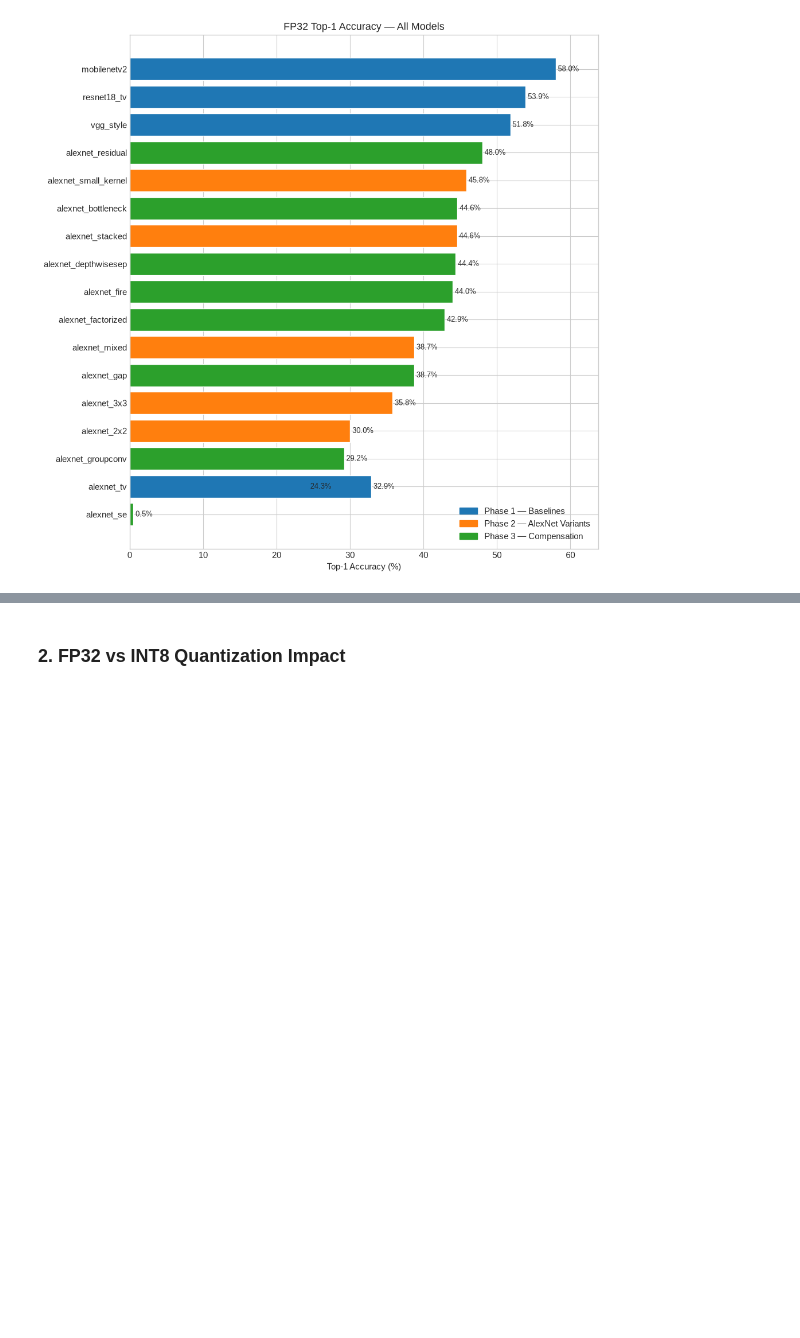
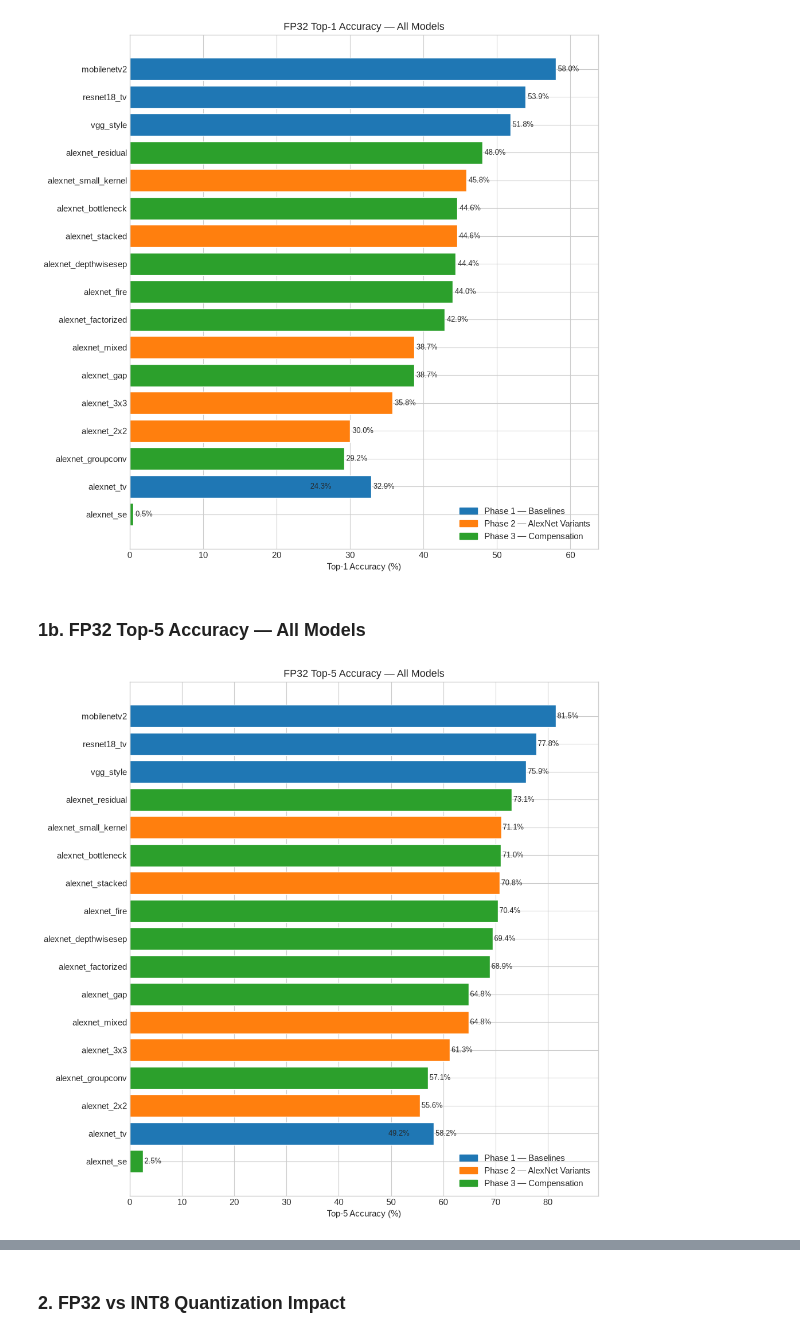
Before and after one commit to RafaelSdeS/dnn_study, a Jupyter notebook: notebooks/results_analysis.ipynb, the cells around one changed output, grey strips where cells are left out. Saved outputs shown, nothing was run; the diff lists cells and outputs as text; code cells hidden in the pictures; blank space fills up the shorter version.

Commit message:
feat: add more graphs to results

```diff
--- a/notebooks/results_analysis.ipynb
+++ b/notebooks/results_analysis.ipynb
@@ -167,3 +167,34 @@ else:
     plt.show()
 # %% [output]
 [figure]
+# %% [markdown]
+### 1b. FP32 Top-5 Accuracy — All Models
+# %%
+df_fp32_top5 = df_comp[df_comp["precision"] == "FP32"].copy()
+
+if df_fp32_top5.empty:
+    print("[skip] No FP32 data available")
+else:
+    df_fp32_top5 = df_fp32_top5.sort_values("top5_%", ascending=True).reset_index(drop=True)
+    colors = [PHASE_COLORS[p] for p in df_fp32_top5["phase"]]
+
+    fig, ax = plt.subplots(figsize=(10, max(5, len(df_fp32_top5) * 0.55)))
+    bars = ax.barh(df_fp32_top5["model"], df_fp32_top5["top5_%"], color=colors, edgecolor="white")
+
+    for bar, val in zip(bars, df_fp32_top5["top5_%"]):
+        ax.text(val + 0.3, bar.get_y() + bar.get_height() / 2,
+                f"{val:.1f}%", va="center", fontsize=9)
+
+    ax.set_xlabel("Top-5 Accuracy (%)")
+    ax.set_title("FP32 Top-5 Accuracy — All Models")
+
+    handles = [mpatches.Patch(color=PHASE_COLORS[p], label=p)
+               for p in phases if p in df_fp32_top5["phase"].values]
+    ax.legend(handles=handles, loc="lower right")
+    ax.set_xlim(0, df_fp32_top5["top5_%"].max() * 1.1)
+
+    plt.tight_layout()
+    plt.savefig(FIGURES_DIR / "fp32_top5_accuracy_bar.png", dpi=150, bbox_inches="tight")
+    plt.show()
+# %% [output]
+[figure, added]
```
Also changed, not shown: parts of 2 cells of this notebook, 7 other files.
